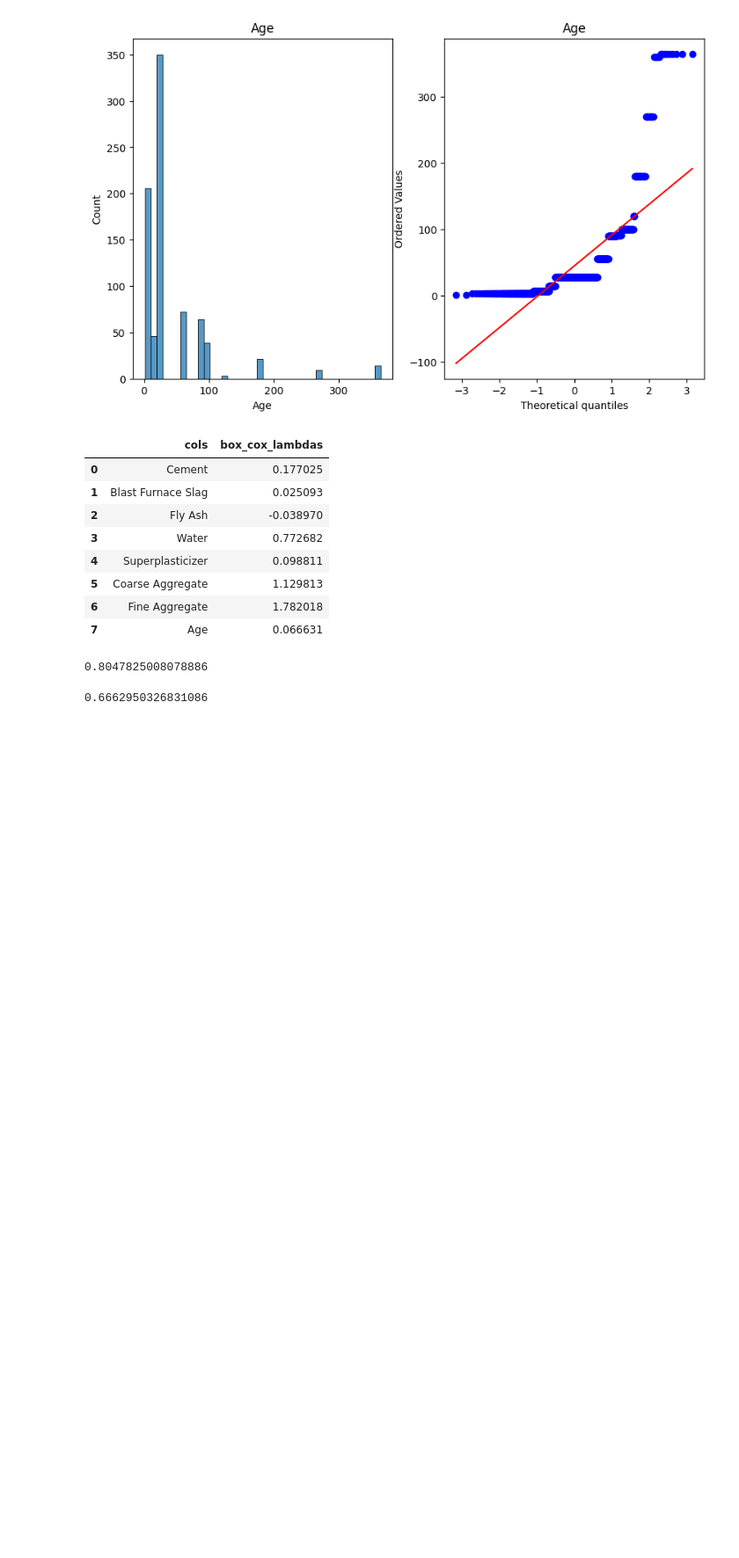
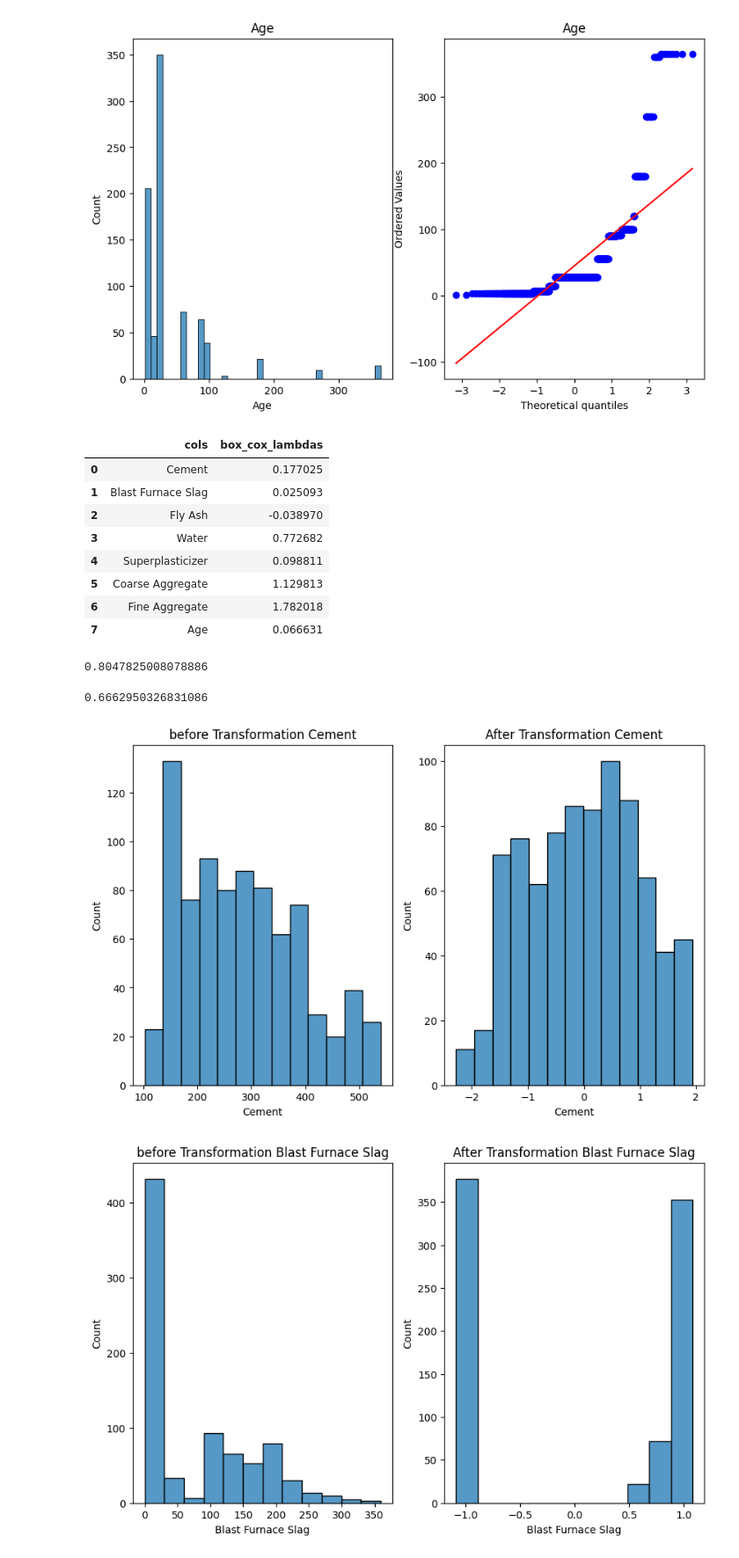
Before and after one commit to razzaq-99/PakWheels_WebScraping_and_EDA, a Jupyter notebook: Transformers/boxcox_transform.ipynb, the cells around one changed output. Shown at 88% size. Saved outputs shown, nothing was run; the diff lists cells and outputs as text; code cells hidden in the pictures; blank space fills up the shorter version.

```diff
--- a/Transformers/boxcox_transform.ipynb
+++ b/Transformers/boxcox_transform.ipynb
@@ -132,3 +132,21 @@ lr = LinearRegression()
 np.mean(cross_val_score(lr, X_transformed, y, scoring='r2', cv=5))
 # %% [output]
 0.6662950326831086
+# %%
+## Before and After comparision for box cox plot
+
+x_train_transformed = pd.DataFrame(x_train_transformed, columns=x_train.columns)
+
+for col in x.columns:
+    plt.figure(figsize=(10, 6))
+    plt.subplot(121)
+    sns.histplot(x_train[col])
+    plt.title("before Transformation "+col)
+
+    plt.subplot(122)
+    sns.histplot(x_train_transformed[col])
+    plt.title("After Transformation "+col)
+    plt.show()
+# %% [output]
+[figure, added]
+[figure, added]
```
Also changed, not shown: parts of 3 cells of this notebook.
